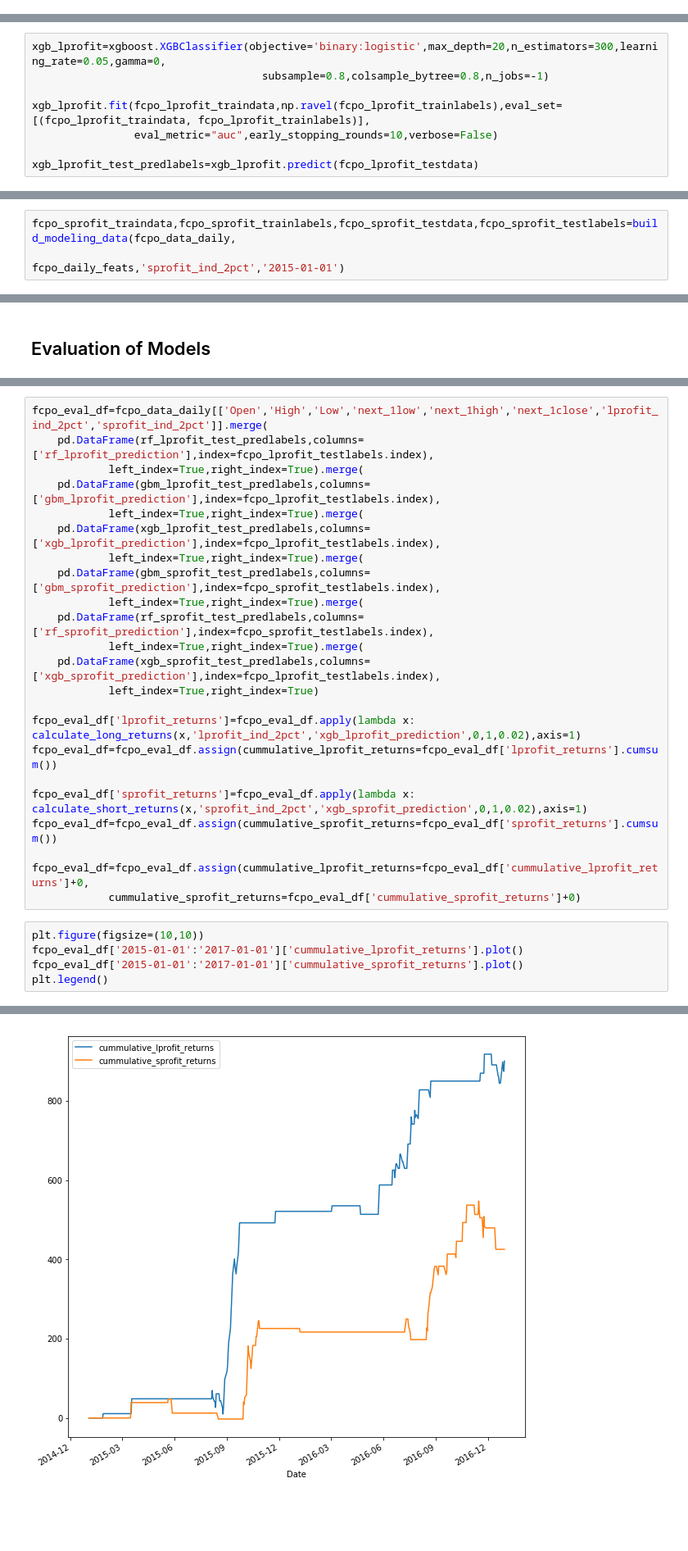
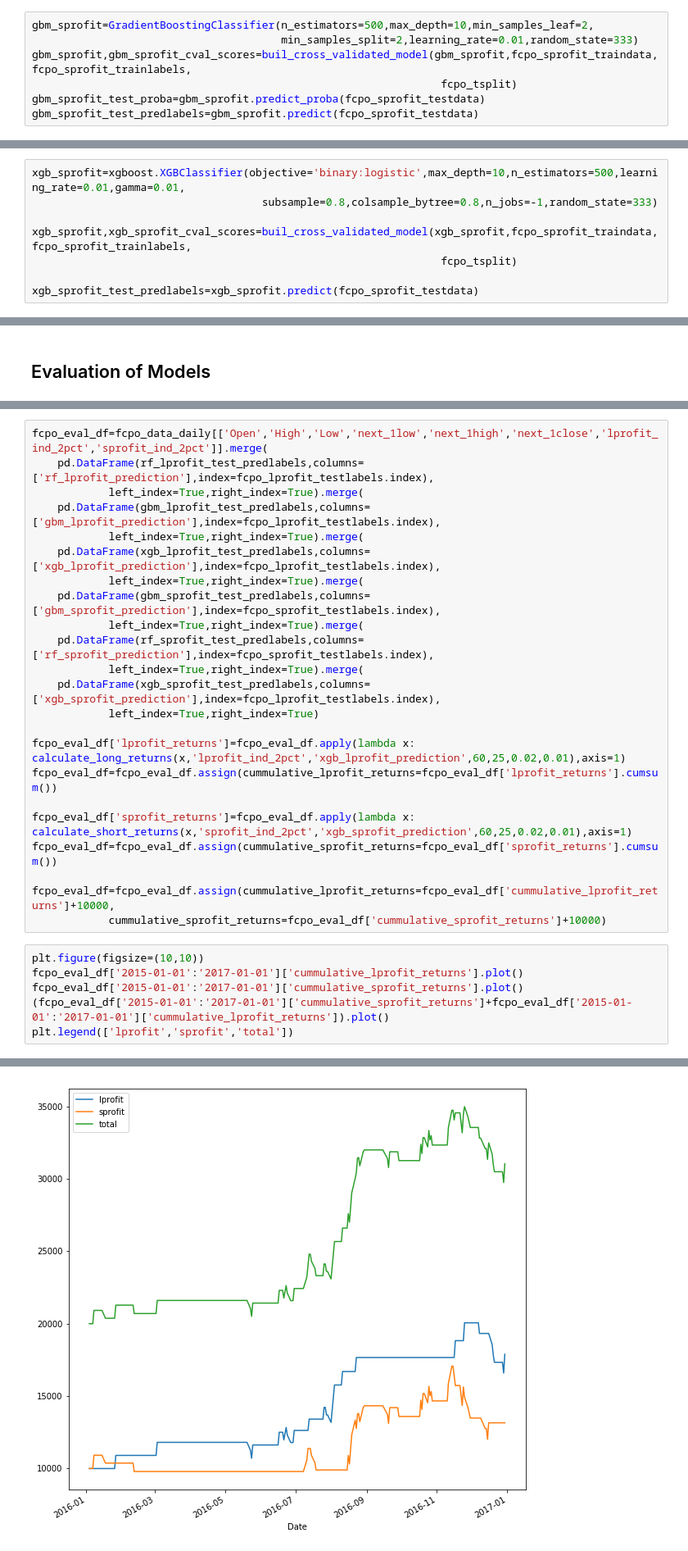
Before and after one commit to praveenbysani/cl3ofunds, a Jupyter notebook: FCPO_Modeling.ipynb, the cells around one changed output, grey strips where cells are left out. Shown at 82% size. Saved outputs shown, nothing was run; the diff lists cells and outputs as text; blank space fills up the shorter version.

```diff
--- a/FCPO_Modeling.ipynb
+++ b/FCPO_Modeling.ipynb
@@ -136,10 +177,17 @@ gbm_lprofit_test_predlabels=gbm_lprofit.predict(fcpo_lprofit_testdata)
+# %%
+gbm_sprofit=GradientBoostingClassifier(n_estimators=500,max_depth=10,min_samples_leaf=2,
+                                       min_samples_split=2,learning_rate=0.01,random_state=333)
+gbm_sprofit,gbm_sprofit_cval_scores=buil_cross_validated_model(gbm_sprofit,fcpo_sprofit_traindata,fcpo_sprofit_trainlabels,
+                                                                fcpo_tsplit)
+gbm_sprofit_test_proba=gbm_sprofit.predict_proba(fcpo_sprofit_testdata)
+gbm_sprofit_test_predlabels=gbm_sprofit.predict(fcpo_sprofit_testdata)
 # %% [markdown]
 ### XGBoost
 # %%
-xgb_lprofit=xgboost.XGBClassifier(objective='binary:logistic',max_depth=20,n_estimators=300,learning_rate=0.05,gamma=0,
-                                    subsample=0.8,colsample_bytree=0.8,n_jobs=-1)
+xgb_sprofit=xgboost.XGBClassifier(objective='binary:logistic',max_depth=10,n_estimators=500,learning_rate=0.01,gamma=0.01,
+                                    subsample=0.8,colsample_bytree=0.8,n_jobs=-1,random_state=333)
 
-xgb_lprofit.fit(fcpo_lprofit_traindata,np.ravel(fcpo_lprofit_trainlabels),eval_set=[(fcpo_lprofit_traindata, fcpo_lprofit_trainlabels)],
-                eval_metric="auc",early_stopping_rounds=10,verbose=False)
+xgb_sprofit,xgb_sprofit_cval_scores=buil_cross_validated_model(xgb_sprofit,fcpo_sprofit_traindata,fcpo_sprofit_trainlabels,
+                                                                fcpo_tsplit)
 
-xgb_lprofit_test_predlabels=xgb_lprofit.predict(fcpo_lprofit_testdata)
+xgb_sprofit_test_predlabels=xgb_sprofit.predict(fcpo_sprofit_testdata)
@@ -148,3 +193,0 @@ xgb_lprofit_test_predlabels=xgb_lprofit.predict(fcpo_lprofit_testdata)
-# %%
-fcpo_sprofit_traindata,fcpo_sprofit_trainlabels,fcpo_sprofit_testdata,fcpo_sprofit_testlabels=build_modeling_data(fcpo_data_daily,
-                                                                                            fcpo_daily_feats,'sprofit_ind_2pct','2015-01-01')
@@ -294,20 +336,21 @@ fcpo_eval_df=fcpo_data_daily[['Open','High','Low','next_1low','next_1high','next
     pd.DataFrame(xgb_sprofit_test_predlabels,columns=['xgb_sprofit_prediction'],index=fcpo_lprofit_testlabels.index),
             left_index=True,right_index=True)
 
-fcpo_eval_df['lprofit_returns']=fcpo_eval_df.apply(lambda x: calculate_long_returns(x,'lprofit_ind_2pct','xgb_lprofit_prediction',0,1,0.02),axis=1)
+fcpo_eval_df['lprofit_returns']=fcpo_eval_df.apply(lambda x: calculate_long_returns(x,'lprofit_ind_2pct','xgb_lprofit_prediction',60,25,0.02,0.01),axis=1)
 fcpo_eval_df=fcpo_eval_df.assign(cummulative_lprofit_returns=fcpo_eval_df['lprofit_returns'].cumsum())
 
-fcpo_eval_df['sprofit_returns']=fcpo_eval_df.apply(lambda x: calculate_short_returns(x,'sprofit_ind_2pct','xgb_sprofit_prediction',0,1,0.02),axis=1)
+fcpo_eval_df['sprofit_returns']=fcpo_eval_df.apply(lambda x: calculate_short_returns(x,'sprofit_ind_2pct','xgb_sprofit_prediction',60,25,0.02,0.01),axis=1)
 fcpo_eval_df=fcpo_eval_df.assign(cummulative_sprofit_returns=fcpo_eval_df['sprofit_returns'].cumsum())
 
-fcpo_eval_df=fcpo_eval_df.assign(cummulative_lprofit_returns=fcpo_eval_df['cummulative_lprofit_returns']+0,
-            cummulative_sprofit_returns=fcpo_eval_df['cummulative_sprofit_returns']+0)
+fcpo_eval_df=fcpo_eval_df.assign(cummulative_lprofit_returns=fcpo_eval_df['cummulative_lprofit_returns']+10000,
+            cummulative_sprofit_returns=fcpo_eval_df['cummulative_sprofit_returns']+10000)
 # %%
 plt.figure(figsize=(10,10))
 fcpo_eval_df['2015-01-01':'2017-01-01']['cummulative_lprofit_returns'].plot()
 fcpo_eval_df['2015-01-01':'2017-01-01']['cummulative_sprofit_returns'].plot()
-plt.legend()
+(fcpo_eval_df['2015-01-01':'2017-01-01']['cummulative_sprofit_returns']+fcpo_eval_df['2015-01-01':'2017-01-01']['cummulative_lprofit_returns']).plot()
+plt.legend(['lprofit','sprofit','total'])
 # %% [output]
 <matplotlib.legend.Legend at 0x...>
-[figure, old version]
+[figure, new version]
 # %%
```
Also changed, not shown: parts of 48 cells of this notebook, 3 other files.
